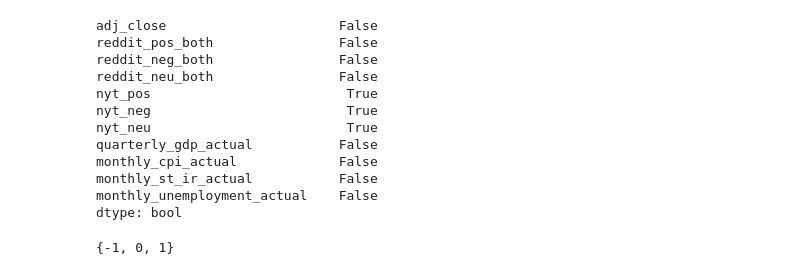
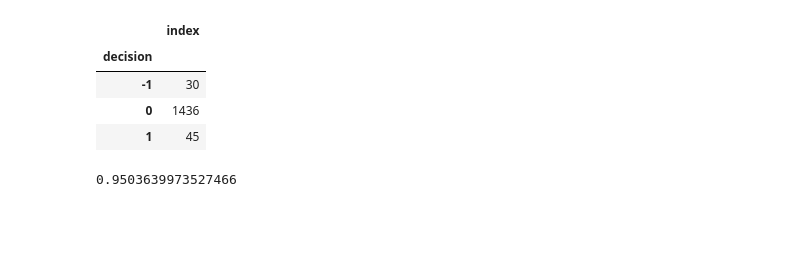
Before and after one commit to yeonatalie/bt4222-ml-sp500, a Jupyter notebook: nn.ipynb, the cells around one changed output. Cells and saved outputs as stored; diff of their text form; code cells hidden in the pictures; blank space fills up the shorter version.

```diff
--- a/nn.ipynb
+++ b/nn.ipynb
@@ -14,21 +27,18 @@ X_train = pd.read_excel('data/model_inputs/x_train.xlsx', index_col=0)
 X_test = pd.read_excel('data/model_inputs/x_test.xlsx', index_col=0)
 y_train = pd.read_excel('data/model_inputs/y_train.xlsx', index_col=0)
 y_test = pd.read_excel('data/model_inputs/y_test.xlsx', index_col=0)
-# %%
-X_train.isnull().any()
-# %% [output]
-adj_close                      False
-reddit_pos_both                False
-reddit_neg_both                False
-reddit_neu_both                False
-nyt_pos                         True
-nyt_neg                         True
-nyt_neu                         True
-quarterly_gdp_actual           False
-monthly_cpi_actual             False
-monthly_st_ir_actual           False
-monthly_unemployment_actual    False
-dtype: bool
+# %%
+pd.DataFrame(y_train.reset_index()).groupby('decision').count()
+# %% [output]
+|  | index |
+| decision |  |
+| -1 | 30 |
+| 0 | 1436 |
+| 1 | 45 |
+# %%
+1436 / (1436 + 30 + 45)
+# %% [output]
+0.9503639973527466
 # %%
 # shuffle the dataset!
 train_data = X_train.copy(deep=True)
@@ -38,10 +48,6 @@ train_data = train_data.sample(frac=1)
 
 X_train = train_data.drop(['decision'], axis=1)
 y_train = pd.DataFrame(train_data['decision'])
-# %%
-set(y_train['decision'])
-# %% [output]
-{-1, 0, 1}
 # %%
 # convert to numpy arrays
 X_train = np.array(X_train)
```
Also changed, not shown: parts of 5 cells of this notebook, 1 other file.
